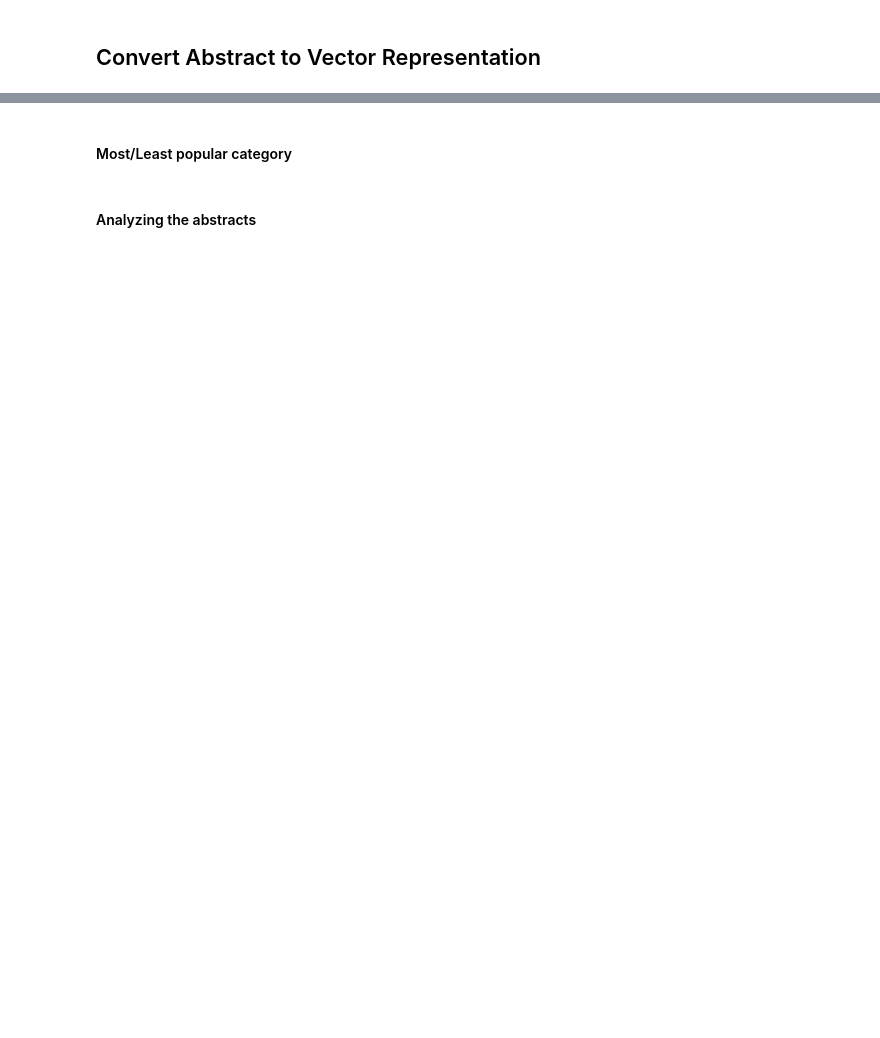
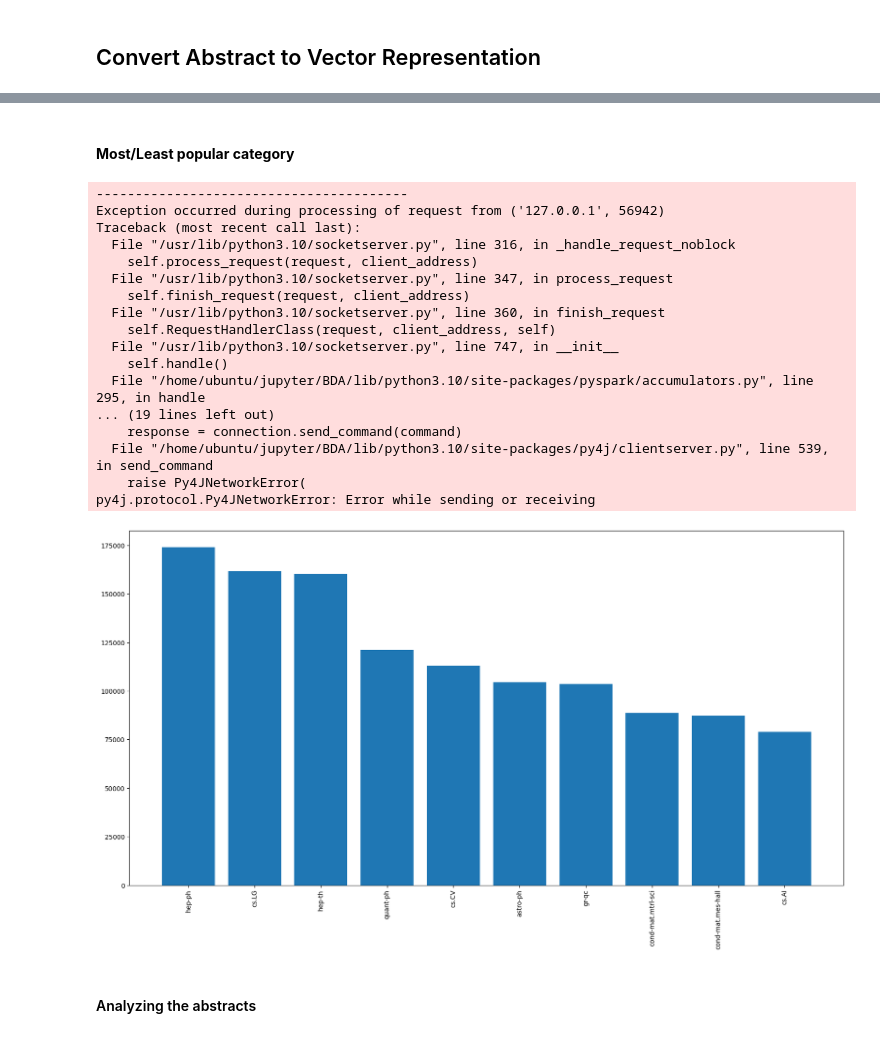
Before and after one commit to Ca3zsar/ArXiv-Literature-Analyser, a Jupyter notebook: bigdata.ipynb, the cells around one changed output, grey strips where cells are left out. Cells and saved outputs as stored; diff of their text form; code cells hidden in the pictures; blank space fills up the shorter version.

```diff
--- a/bigdata.ipynb
+++ b/bigdata.ipynb
@@ -37,6 +37,8 @@ os.environ['PYSPARK_PYTHON'] = sys.executable
 # os.environ['PYSPARK_DRIVER_PYTHON'] = sys.executable
 
 # cred ca vrea sa fie rulat totusi
+# %%
+PATH = '/home/ubuntu/data/arxiv.json'
 # %%
 def init_spark():
   spark = SparkSession.builder.config("spark.driver.memory", "5g").\
@@ -75,3 +74,3 @@ get_sample_from_file("data.json", "arxiv-sample.json")
 # %%
 sc = init_spark()[0]
-arxiv_dataset = load_data_from_json(sc, "arxiv-sample.json")
+arxiv_dataset = load_data_from_json(sc, PATH)
@@ -240,6 +280,3 @@ model.getVectors().show(n=2, truncate=False)
-# %%
-# loading back the data
-arxiv_dataset = load_data_from_json(sc, "arxiv-sample.json")
 # %%
 @udf(returnType=ArrayType(StringType()))
 def get_authors_list(parsed_authors):
@@ -333,6 +405,6 @@ BERTopic? Gensim? LDA?
 # %%
 # loading back the data
-arxiv_dataset = load_data_from_json(sc, "arxiv-sample.json")
+arxiv_dataset = load_data_from_json(sc, PATH)
 # %%
 # https://arxiv.org/help/api/user-manual
 category_map = {'astro-ph': 'Astrophysics',
@@ -512,2 +610,2 @@ plt.hist(list(categories_length_list), bins=100)
 # %% [markdown]
-#### Most/Least popular category
+#### **Most/Least popular category**
@@ -534,3 +612,49 @@ print(
+# %%
+categories = arxiv_dataset.select("categories")
+categories = (
+    categories.rdd.map(lambda x: x.categories)
+    .map(lambda x: x.split(" "))
+    .map(lambda x: [item for item in x])
+    .flatMap(lambda x: x)
+    .distinct()
+)
+
+# get most frequent categories
+categories_count = {}
+for category in categories.collect():
+    categories_count[category] = 0
+
+for row in arxiv_dataset.select("categories").collect():
+    for category in row.categories.split(" "):
+        categories_count[category] += 1
+
+sorted_categories = sorted(categories_count.items(), key=lambda x: x[1], reverse=True)
+top_categories = sorted_categories[:10]
+
+# plot the top 10 categories
+plt.figure(figsize=(20, 10))
+plt.bar(*zip(*top_categories))
+plt.xticks(rotation=90)
+plt.show()
+# %% [output]
+----------------------------------------
+Exception occurred during processing of request from ('127.0.0.1', 56942)
+Traceback (most recent call last):
+  File "/usr/lib/python3.10/socketserver.py", line 316, in _handle_request_noblock
+    self.process_request(request, client_address)
+  File "/usr/lib/python3.10/socketserver.py", line 347, in process_request
+    self.finish_request(request, client_address)
+  File "/usr/lib/python3.10/socketserver.py", line 360, in finish_request
+    self.RequestHandlerClass(request, client_address, self)
+  File "/usr/lib/python3.10/socketserver.py", line 747, in __init__
+    self.handle()
+  File "/home/ubuntu/jupyter/BDA/lib/python3.10/site-packages/pyspark/accumulators.py", line 295, in handle
+... (19 lines left out)
+    response = connection.send_command(command)
+  File "/home/ubuntu/jupyter/BDA/lib/python3.10/site-packages/py4j/clientserver.py", line 539, in send_command
+    raise Py4JNetworkError(
+py4j.protocol.Py4JNetworkError: Error while sending or receiving
+[figure, added]
 # %% [markdown]
 #### Analyzing the abstracts
 # %%
```
Also changed, not shown: parts of 74 cells of this notebook, 1 other file.
